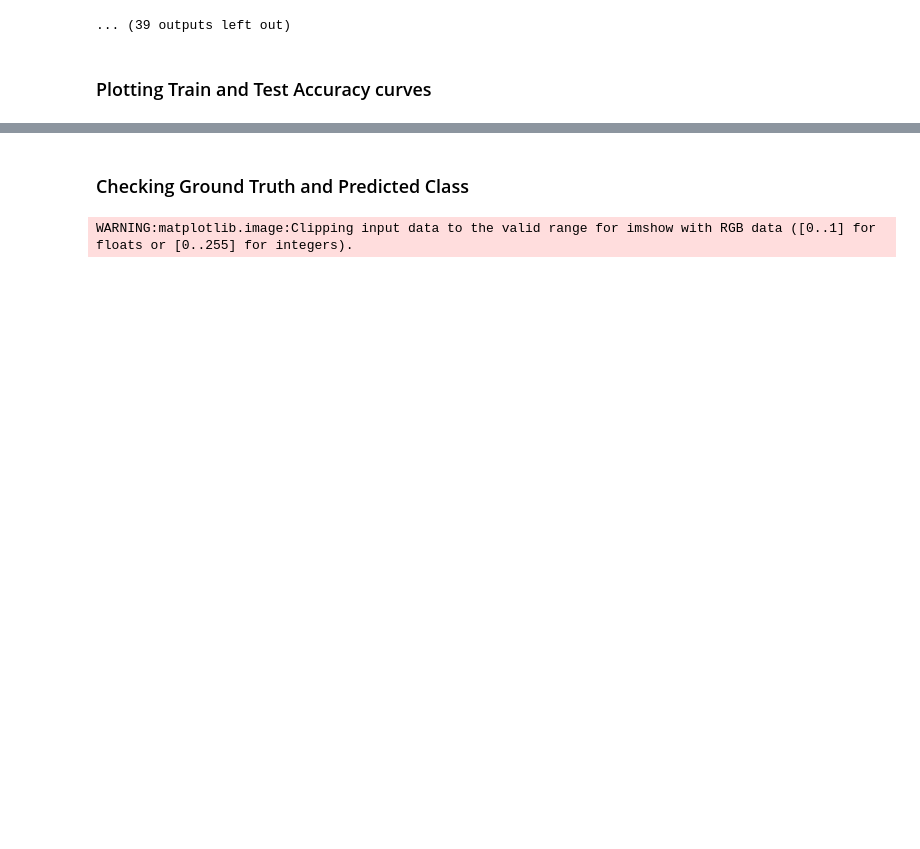
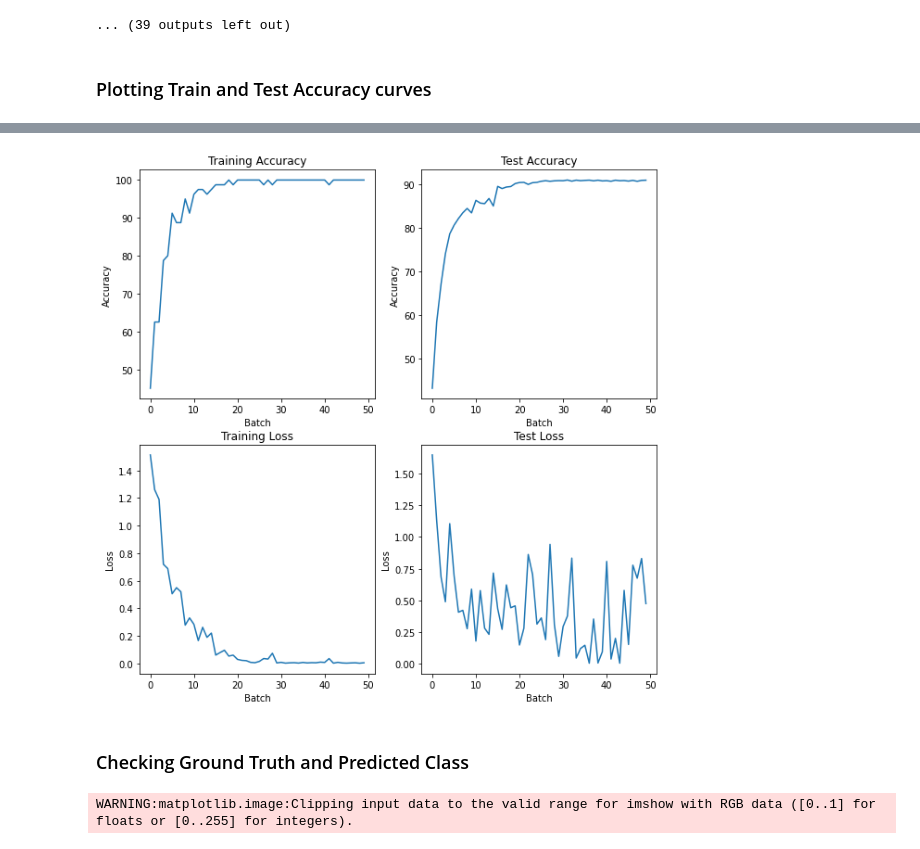
Before and after one commit to Sanket-DataEnt/CNN, a Jupyter notebook: EVA/Assignment10/10_final.ipynb, the cells around one changed output, grey strips where cells are left out. Cells and saved outputs as stored; diff of their text form; code cells hidden in the pictures; blank space fills up the shorter version.

```diff
--- a/EVA/Assignment10/10_final.ipynb
+++ b/EVA/Assignment10/10_final.ipynb
@@ -242,3 +239,8 @@ Text(0, 0.5, 'Accuracy')
+# %%
+from general_utils import plot_acc_loss
+plot_acc_loss(train_acc, test_acc, trainloss_, testloss_)
+# %% [output]
+[figure, added]
 # %% [markdown]
 ### Checking Ground Truth and Predicted Class
 # %%
```
Also changed, not shown: parts of 14 cells of this notebook, 8 other files.
